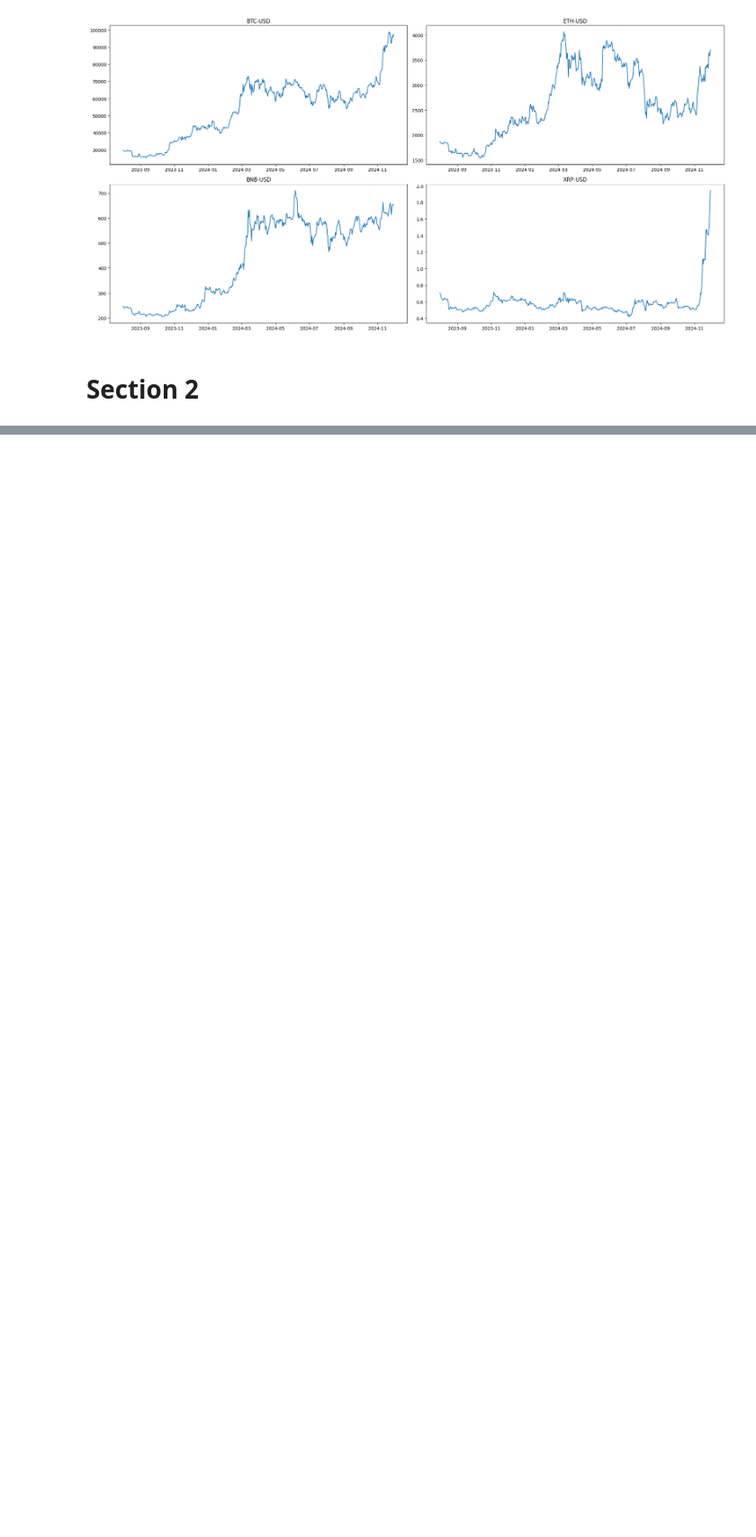
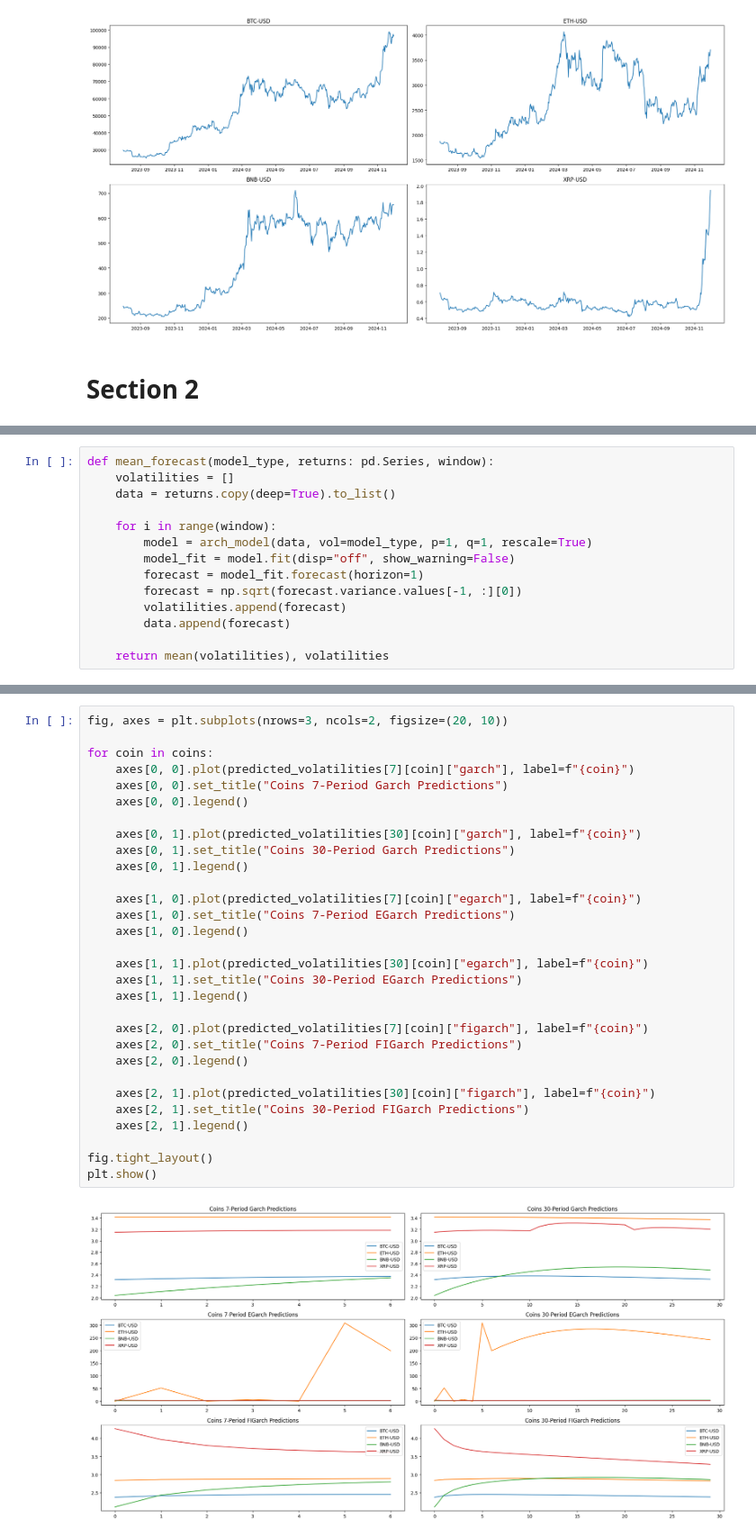
Before and after one commit to K-T-P/Trading-Algorithms-Project, a Jupyter notebook: project.ipynb, the cells around one changed output, grey strips where cells are left out. Shown at 90% size. Saved outputs shown, nothing was run; the diff lists cells and outputs as text; blank space fills up the shorter version.

```diff
--- a/project.ipynb
+++ b/project.ipynb
@@ -55,0 +64,14 @@ plt.show()
+# %%
+def mean_forecast(model_type, returns: pd.Series, window):
+    volatilities = []
+    data = returns.copy(deep=True).to_list()
+
+    for i in range(window):
+        model = arch_model(data, vol=model_type, p=1, q=1, rescale=True)
+        model_fit = model.fit(disp="off", show_warning=False)
+        forecast = model_fit.forecast(horizon=1)
+        forecast = np.sqrt(forecast.variance.values[-1, :][0])
+        volatilities.append(forecast)
+        data.append(forecast)
+
+    return mean(volatilities), volatilities
@@ -55,0 +109,32 @@ plt.show()
+# %%
+fig, axes = plt.subplots(nrows=3, ncols=2, figsize=(20, 10))
+
+for coin in coins:
+    axes[0, 0].plot(predicted_volatilities[7][coin]["garch"], label=f"{coin}")
+    axes[0, 0].set_title("Coins 7-Period Garch Predictions")
+    axes[0, 0].legend()
+
+    axes[0, 1].plot(predicted_volatilities[30][coin]["garch"], label=f"{coin}")
+    axes[0, 1].set_title("Coins 30-Period Garch Predictions")
+    axes[0, 1].legend()
+
+    axes[1, 0].plot(predicted_volatilities[7][coin]["egarch"], label=f"{coin}")
+    axes[1, 0].set_title("Coins 7-Period EGarch Predictions")
+    axes[1, 0].legend()
+
+    axes[1, 1].plot(predicted_volatilities[30][coin]["egarch"], label=f"{coin}")
+    axes[1, 1].set_title("Coins 30-Period EGarch Predictions")
+    axes[1, 1].legend()
+
+    axes[2, 0].plot(predicted_volatilities[7][coin]["figarch"], label=f"{coin}")
+    axes[2, 0].set_title("Coins 7-Period FIGarch Predictions")
+    axes[2, 0].legend()
+
+    axes[2, 1].plot(predicted_volatilities[30][coin]["figarch"], label=f"{coin}")
+    axes[2, 1].set_title("Coins 30-Period FIGarch Predictions")
+    axes[2, 1].legend()
+
+fig.tight_layout()
+plt.show()
+# %% [output]
+[figure, added]
```
Also changed, not shown: parts of 4 cells of this notebook.
